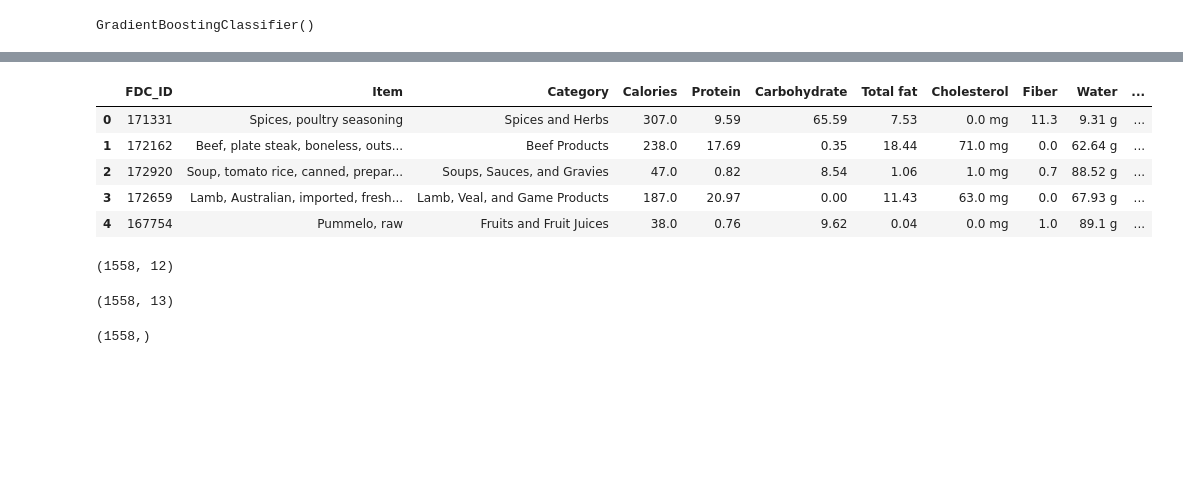
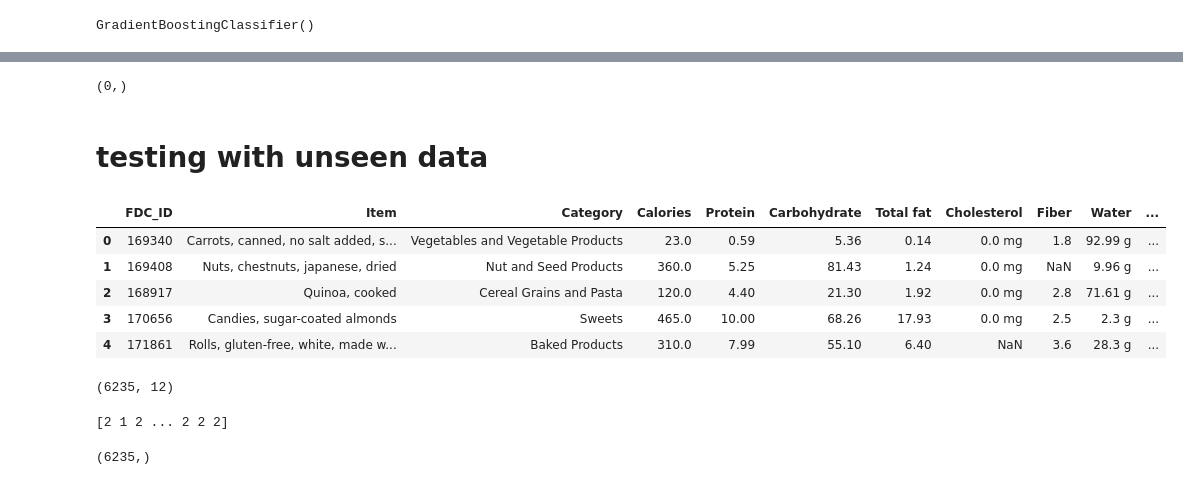
Before and after one commit to niranjankumarnk/Final_project_PredictiveModeling, a Jupyter notebook: Project work/Final project 2024.ipynb, the cells around one changed output, grey strips where cells are left out. Cells and saved outputs as stored; diff of their text form; code cells hidden in the pictures; blank space fills up the shorter version.

```diff
--- a/Project work/Final project 2024.ipynb
+++ b/Project work/Final project 2024.ipynb
@@ -518,21 +739,29 @@ weighted avg       1.00      1.00      1.00       307
+# %%
+col_values_df1 = df['Health Category'].values
+col_values_df2 = df_actual_test['test_output'].values
+
+diff_indices = np.where(col_values_df1 != col_values_df2)[0]
+
+# how many indices vary from original DF
+print(diff_indices.shape)
+# %% [output]
+(0,)
+# %% [markdown]
+# testing  with unseen data
 # %%
-#testing
-df_test = pd.read_csv("actual_test.csv")
+
+df_test = pd.read_csv("C:/Users/Niranjan kumar/Downloads/test_dataframe.csv")
 df_test.head()
 # %% [output]
 |  | FDC_ID | Item | Category | Calories | Protein | Carbohydrate | Total fat | Cholesterol | Fiber | Water | ... |
-| 0 | 171331 | Spices, poultry seasoning | Spices and Herbs | 307.0 | 9.59 | 65.59 | 7.53 | 0.0 mg | 11.3 | 9.31 g | ... |
-| 1 | 172162 | Beef, plate steak, boneless, outs... | Beef Products | 238.0 | 17.69 | 0.35 | 18.44 | 71.0 mg | 0.0 | 62.64 g | ... |
-| 2 | 172920 | Soup, tomato rice, canned, prepar... | Soups, Sauces, and Gravies | 47.0 | 0.82 | 8.54 | 1.06 | 1.0 mg | 0.7 | 88.52 g | ... |
-| 3 | 172659 | Lamb, Australian, imported, fresh... | Lamb, Veal, and Game Products | 187.0 | 20.97 | 0.00 | 11.43 | 63.0 mg | 0.0 | 67.93 g | ... |
-| 4 | 167754 | Pummelo, raw | Fruits and Fruit Juices | 38.0 | 0.76 | 9.62 | 0.04 | 0.0 mg | 1.0 | 89.1 g | ... |
+| 0 | 169340 | Carrots, canned, no salt added, s... | Vegetables and Vegetable Products | 23.0 | 0.59 | 5.36 | 0.14 | 0.0 mg | 1.8 | 92.99 g | ... |
+| 1 | 169408 | Nuts, chestnuts, japanese, dried | Nut and Seed Products | 360.0 | 5.25 | 81.43 | 1.24 | 0.0 mg | NaN | 9.96 g | ... |
+| 2 | 168917 | Quinoa, cooked | Cereal Grains and Pasta | 120.0 | 4.40 | 21.30 | 1.92 | 0.0 mg | 2.8 | 71.61 g | ... |
+| 3 | 170656 | Candies, sugar-coated almonds | Sweets | 465.0 | 10.00 | 68.26 | 17.93 | 0.0 mg | 2.5 | 2.3 g | ... |
+| 4 | 171861 | Rolls, gluten-free, white, made w... | Baked Products | 310.0 | 7.99 | 55.10 | 6.40 | NaN | 3.6 | 28.3 g | ... |
 # %%
 df_test.shape
 # %% [output]
-(1558, 12)
+(6235, 12)
-# %%
-df.shape
-# %% [output]
-(1558, 13)
 # %%
 def predict_test(data):
@@ -544,9 +775,11 @@ def predict_test(data):
     return prediction
 # %%
 predicted = predict_test(df_test)
+print(predicted)
 predicted.shape
 # %% [output]
-(1558,)
+[2 1 2 ... 2 2 2]
+(6235,)
 # %%
 reverse_mapping = {0: 'Nourishing', 1: 'Indulgent', 2: 'Balanced'}
 original_values = [reverse_mapping[value] for value in predicted]
```
Also changed, not shown: parts of 36 cells of this notebook, 4 other files.
